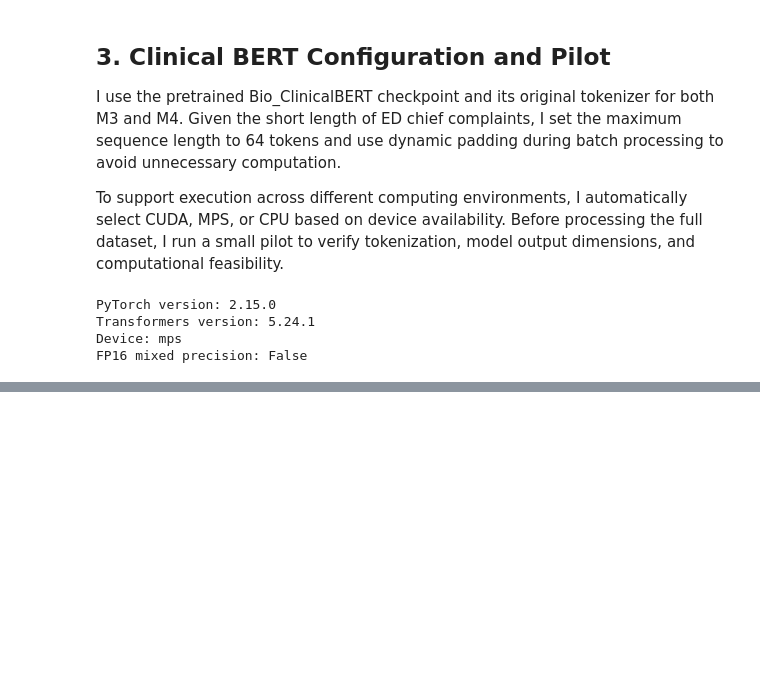
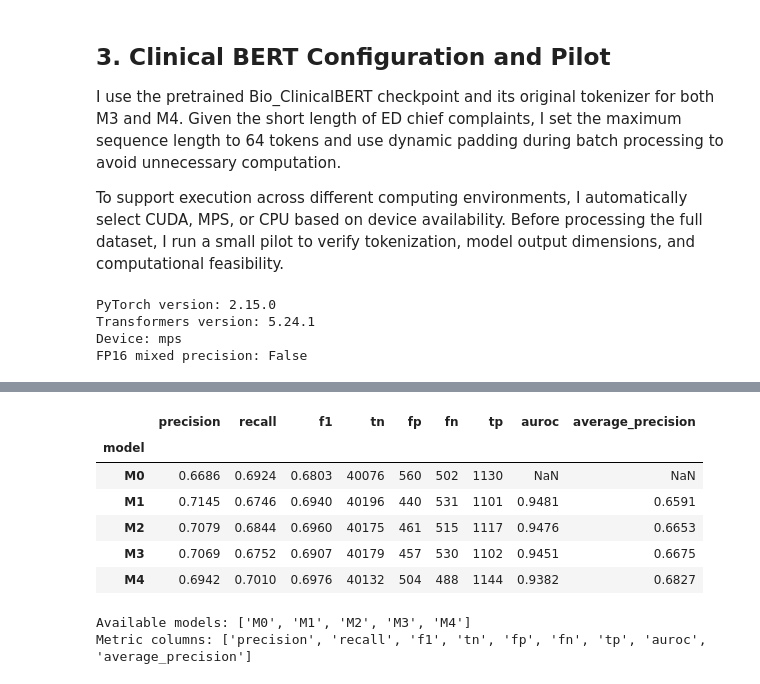
Before and after one commit to elisali-dev/ed-lbp-nlp-benchmark, a Jupyter notebook: notebooks/04c_clinical_bert_models.ipynb, the cells around one changed output, grey strips where cells are left out. Saved outputs shown, nothing was run; the diff lists cells and outputs as text; code cells hidden in the pictures; blank space fills up the shorter version.

```diff
--- a/notebooks/04c_clinical_bert_models.ipynb
+++ b/notebooks/04c_clinical_bert_models.ipynb
@@ -275,0 +1838,53 @@ print(f"Estimated full embedding extraction: {estimated_minutes:.1f} minutes")
+# %%
+RESULTS_DIR = Path("../results")
+
+# Load M0 validation results
+regex_metrics = pd.read_csv(
+    RESULTS_DIR
+    / "04a_regex_baseline"
+    / "m0_validation_metrics.csv",
+    index_col="model"
+)
+
+# Standardize the model identifier
+regex_metrics = regex_metrics.rename(
+    index={"M0 - Regex": "M0"}
+)
+
+# Load M1 and M2 validation results
+tfidf_metrics = pd.read_csv(
+    RESULTS_DIR
+    / "04b_tfidf_models"
+    / "validation_metrics.csv",
+    index_col="model"
+)
+
+# Exclude the previously included regex baseline
+tfidf_metrics = tfidf_metrics.loc[["M1", "M2"]]
+
+# Standardize the average precision column name
+tfidf_metrics = tfidf_metrics.rename(
+    columns={"ap": "average_precision"}
+)
+
+# Combine validation metrics
+all_validation_metrics = pd.concat([
+    regex_metrics,
+    tfidf_metrics,
+    bert_validation_metrics
+])
+
+display(all_validation_metrics.round(4))
+
+print("Available models:", all_validation_metrics.index.tolist())
+print("Metric columns:", all_validation_metrics.columns.tolist())
+# %% [output]
+|  | precision | recall | f1 | tn | fp | fn | tp | auroc | average_precision |
+| model |  |  |  |  |  |  |  |  |  |
+| M0 | 0.6686 | 0.6924 | 0.6803 | 40076 | 560 | 502 | 1130 | NaN | NaN |
+| M1 | 0.7145 | 0.6746 | 0.6940 | 40196 | 440 | 531 | 1101 | 0.9481 | 0.6591 |
+| M2 | 0.7079 | 0.6844 | 0.6960 | 40175 | 461 | 515 | 1117 | 0.9476 | 0.6653 |
+| M3 | 0.7069 | 0.6752 | 0.6907 | 40179 | 457 | 530 | 1102 | 0.9451 | 0.6675 |
+| M4 | 0.6942 | 0.7010 | 0.6976 | 40132 | 504 | 488 | 1144 | 0.9382 | 0.6827 |
+Available models: ['M0', 'M1', 'M2', 'M3', 'M4']
+Metric columns: ['precision', 'recall', 'f1', 'tn', 'fp', 'fn', 'tp', 'auroc', 'average_precision']
```
Also changed, not shown: parts of 61 cells of this notebook, 2 other files.
